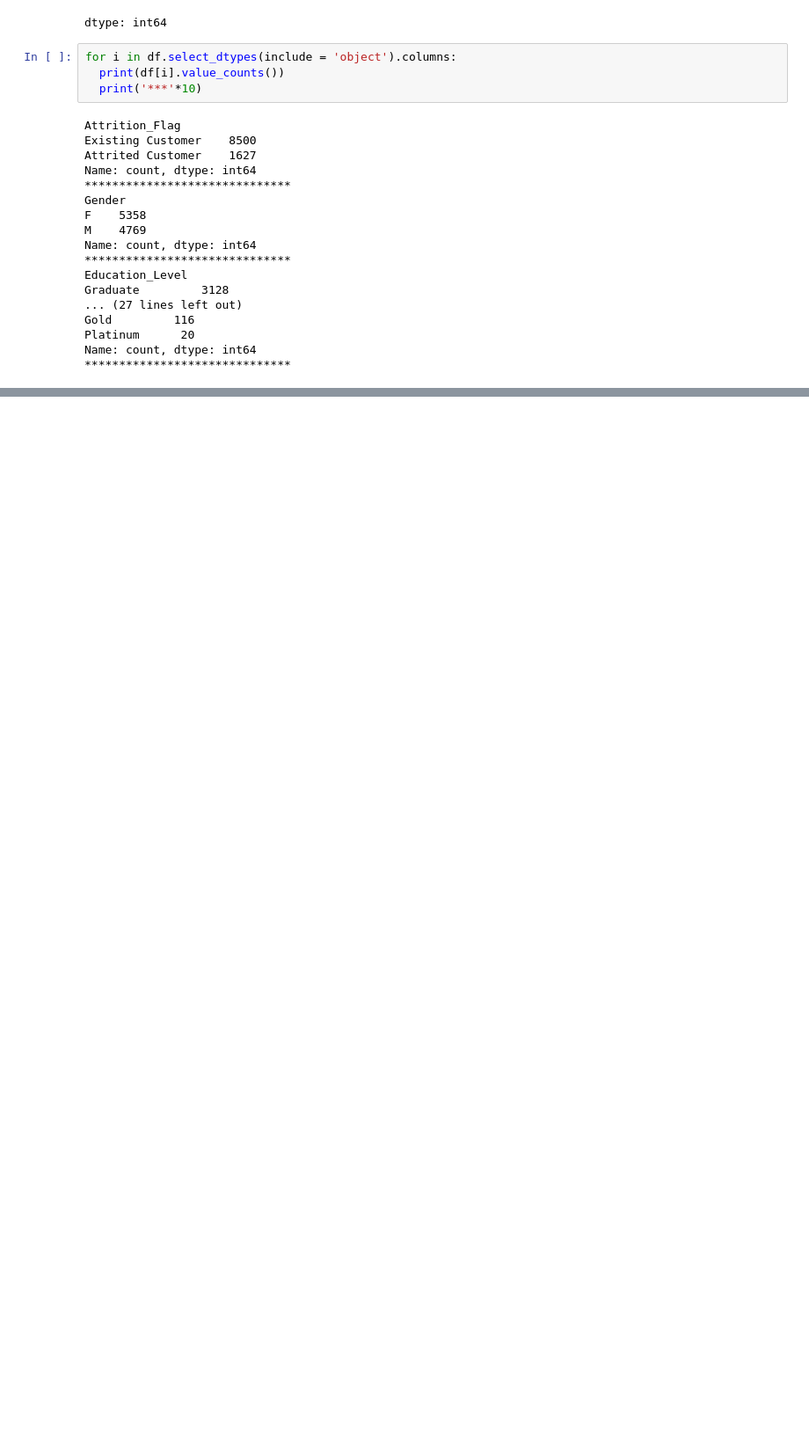
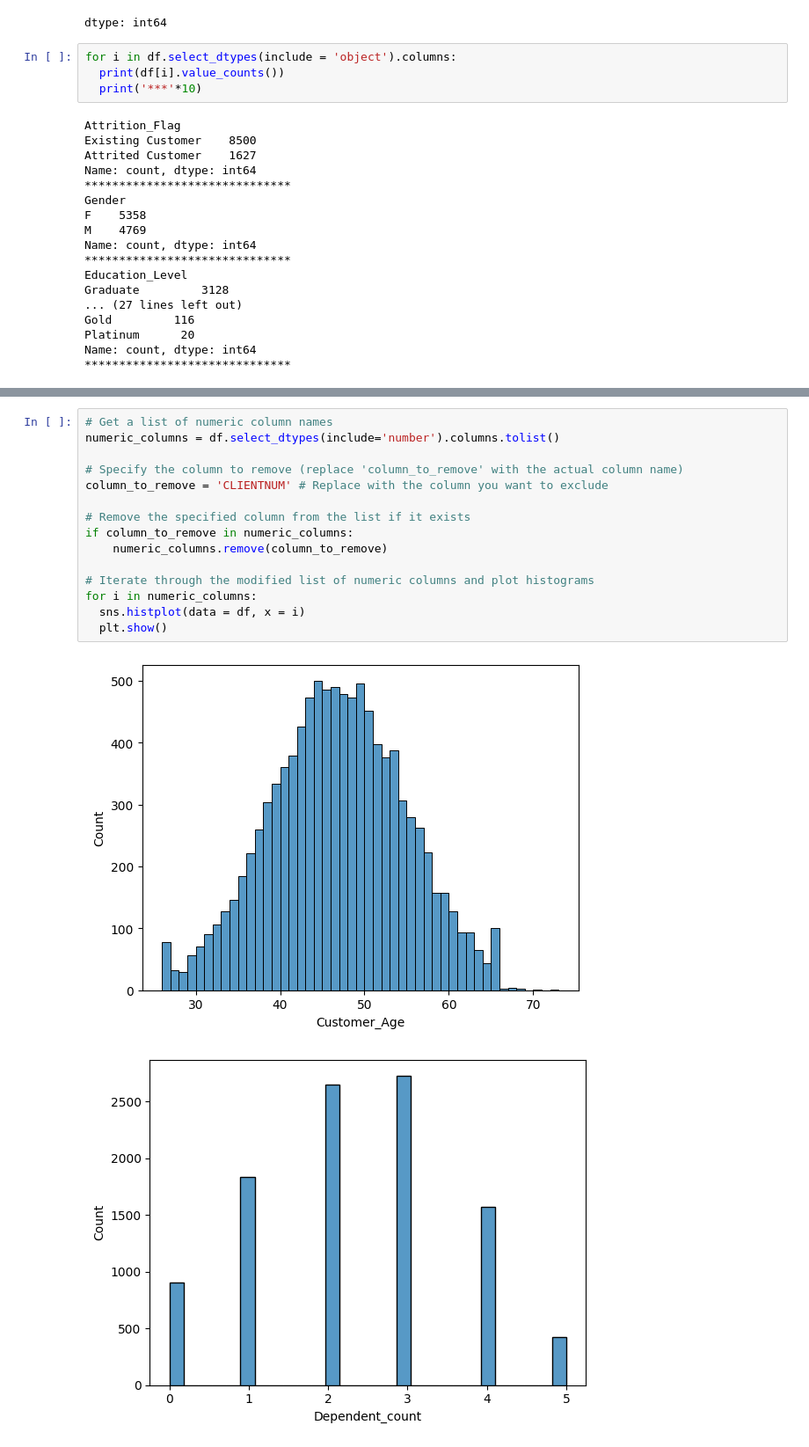
Before and after one commit to Grace-1420/BankChurners, a Jupyter notebook: BankChurners.ipynb, the cells around one changed output, grey strips where cells are left out. Shown at 88% size. Cells and saved outputs as stored; diff of their text form; blank space fills up the shorter version.

```diff
--- a/BankChurners.ipynb
+++ b/BankChurners.ipynb
@@ -105,0 +143,18 @@ Name: count, dtype: int64
+# %%
+# Get a list of numeric column names
+numeric_columns = df.select_dtypes(include='number').columns.tolist()
+
+# Specify the column to remove (replace 'column_to_remove' with the actual column name)
+column_to_remove = 'CLIENTNUM' # Replace with the column you want to exclude
+
+# Remove the specified column from the list if it exists
+if column_to_remove in numeric_columns:
+    numeric_columns.remove(column_to_remove)
+
+# Iterate through the modified list of numeric columns and plot histograms
+for i in numeric_columns:
+  sns.histplot(data = df, x = i)
+  plt.show()
+# %% [output]
+[figure, added]
+[figure, added]
```
Also changed, not shown: parts of 4 cells of this notebook.
